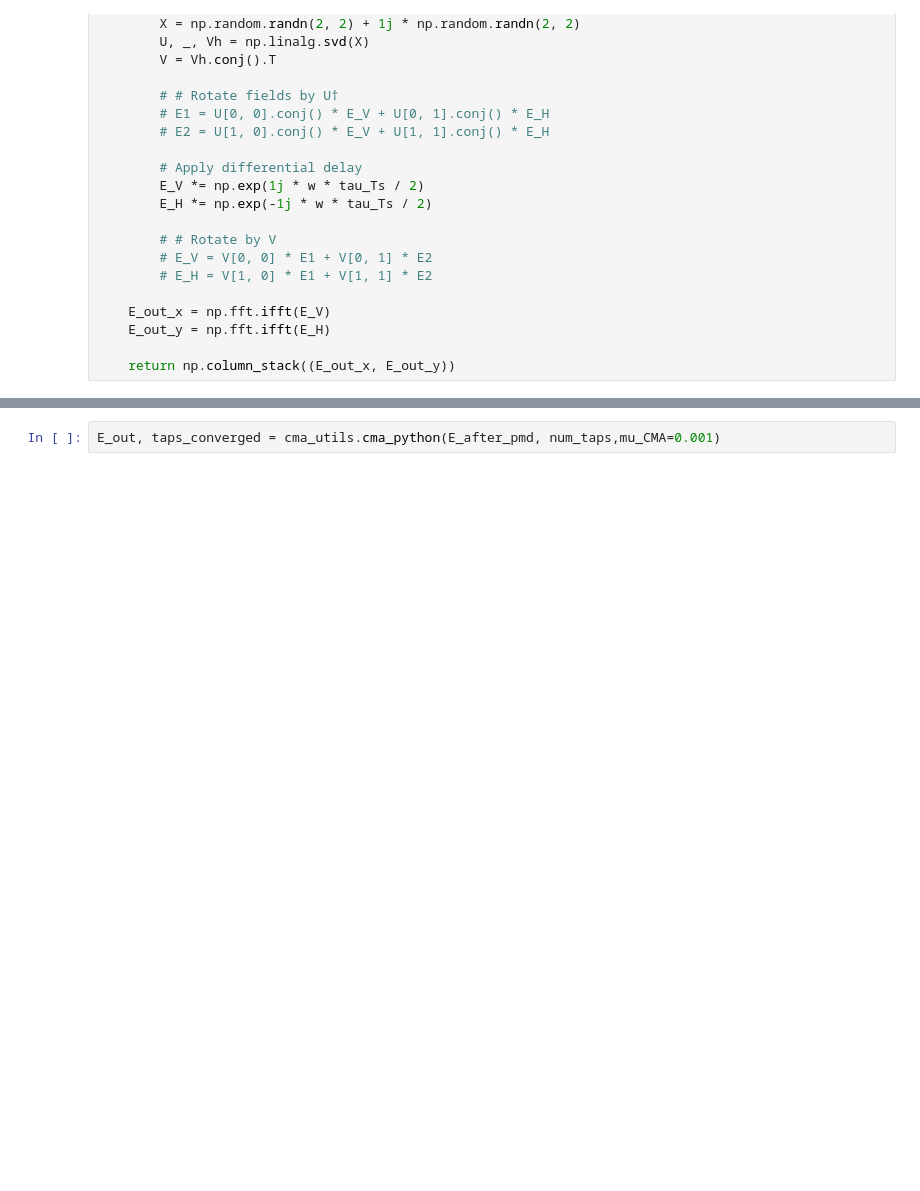
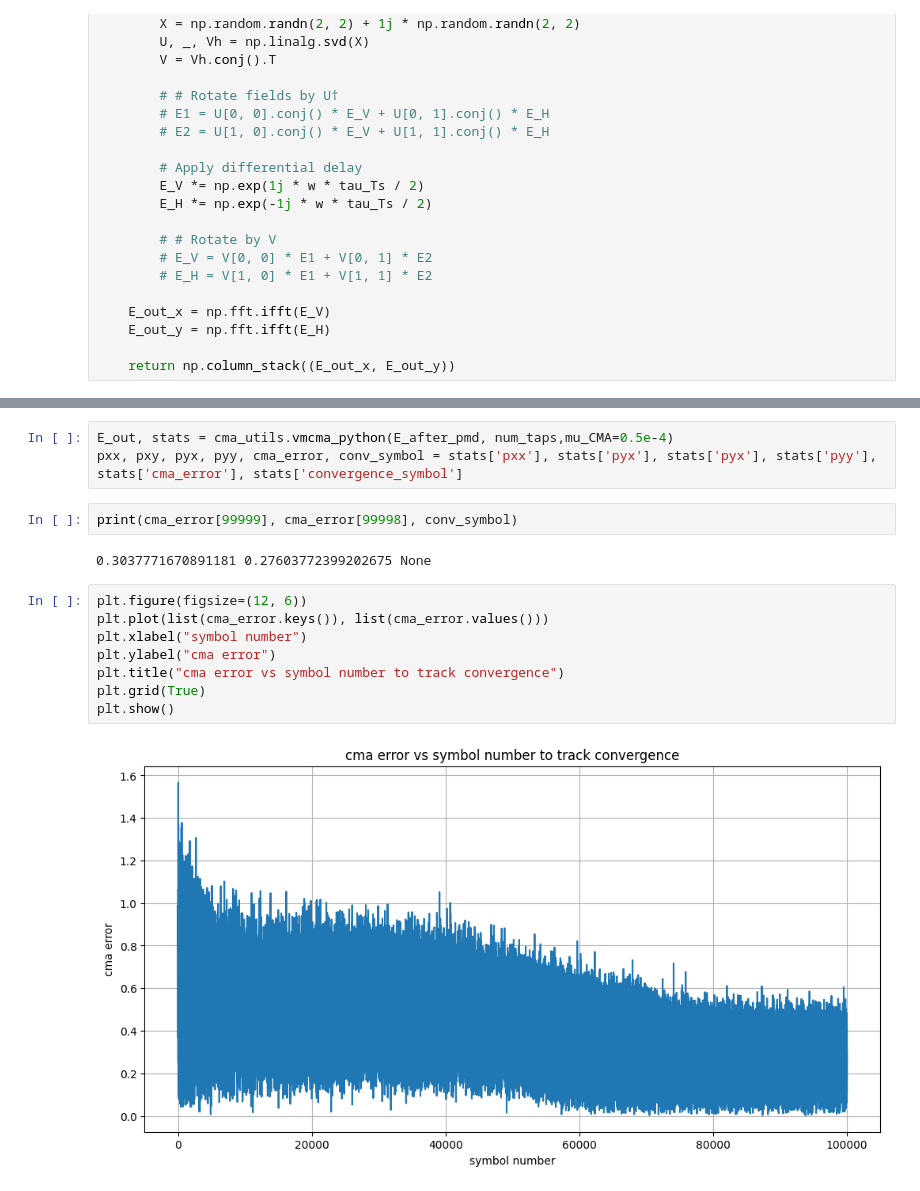
Before and after one commit to Denviser/RL-Project, a Jupyter notebook: DSP/cma_ucb.ipynb, the cells around one changed output, grey strips where cells are left out. Saved outputs shown, nothing was run; the diff lists cells and outputs as text; blank space fills up the shorter version.

```diff
--- a/DSP/cma_ucb.ipynb
+++ b/DSP/cma_ucb.ipynb
@@ -91,3 +91,18 @@ Input shape: (16, 2)
 # %%
-E_out, taps_converged = cma_utils.cma_python(E_after_pmd, num_taps,mu_CMA=0.001)
+E_out, stats = cma_utils.vmcma_python(E_after_pmd, num_taps,mu_CMA=0.5e-4)
+pxx, pxy, pyx, pyy, cma_error, conv_symbol = stats['pxx'], stats['pyx'], stats['pyx'], stats['pyy'], stats['cma_error'], stats['convergence_symbol']
+# %%
+print(cma_error[99999], cma_error[99998], conv_symbol)
+# %% [output]
+0.3037771670891181 0.27603772399202675 None
+# %%
+plt.figure(figsize=(12, 6))
+plt.plot(list(cma_error.keys()), list(cma_error.values()))
+plt.xlabel("symbol number")
+plt.ylabel("cma error")
+plt.title("cma error vs symbol number to track convergence")
+plt.grid(True)
+plt.show()
+# %% [output]
+[figure, added]
 # %%
```
Also changed, not shown: parts of 2 cells of this notebook, 2 other files.
